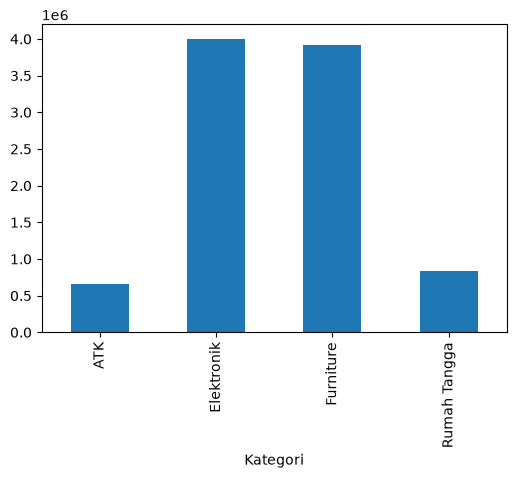
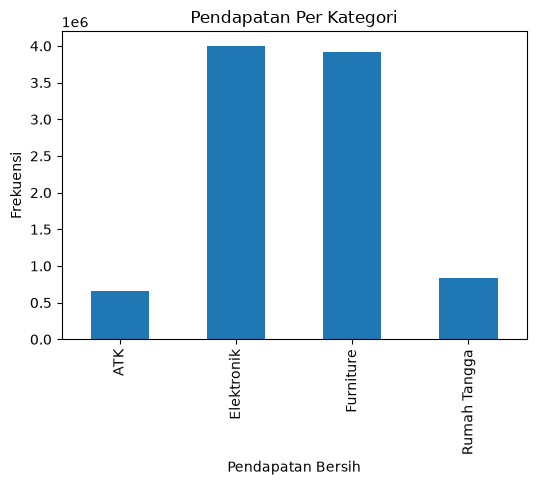
Code edit (unified diff) that turned the first committed figure into the second:
--- before
+++ after
@@ -3,5 +3,5 @@
 kategori.plot(kind='bar')
 
-plt.show()
+
 plt.title('Pendapatan Per Kategori')
 plt.xlabel('Pendapatan Bersih')

Commit: update error